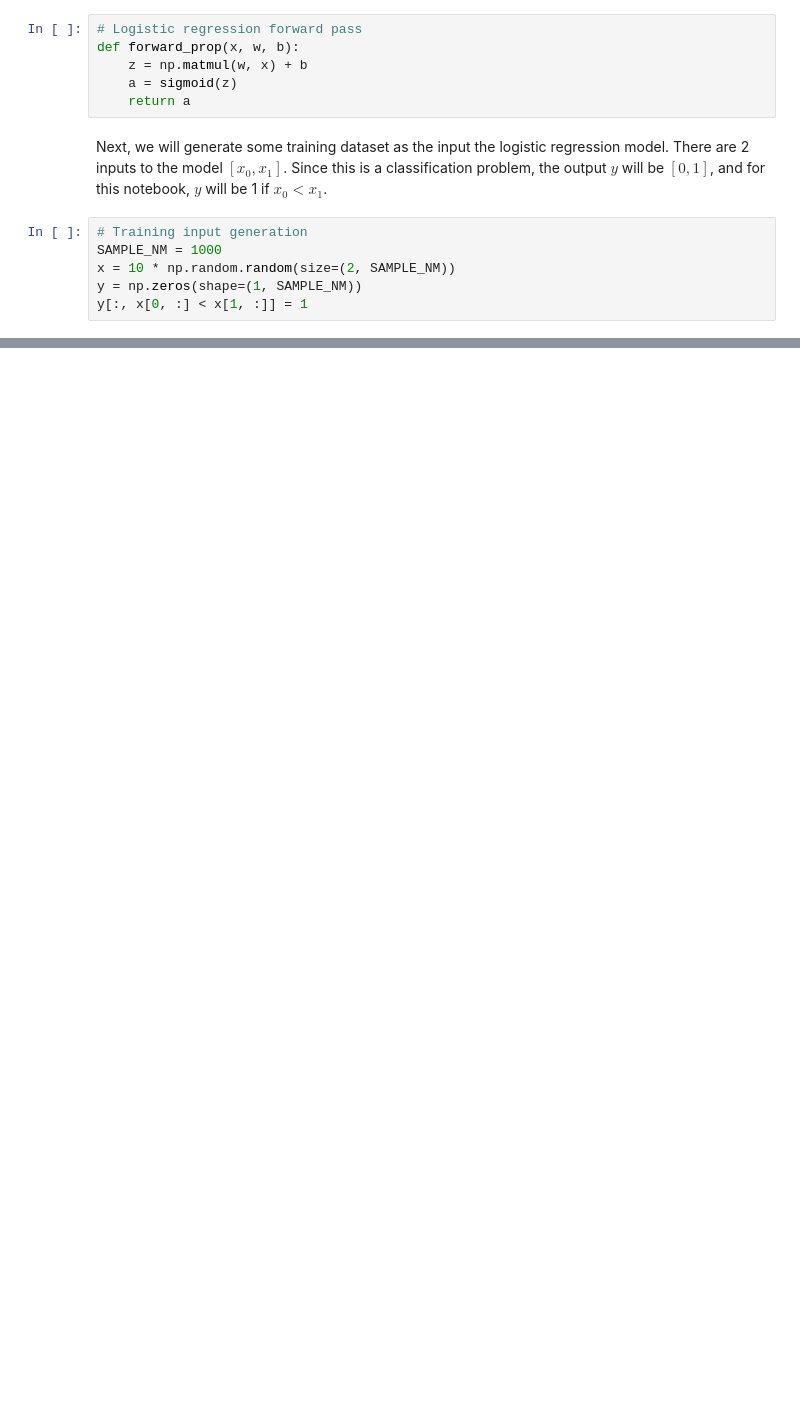
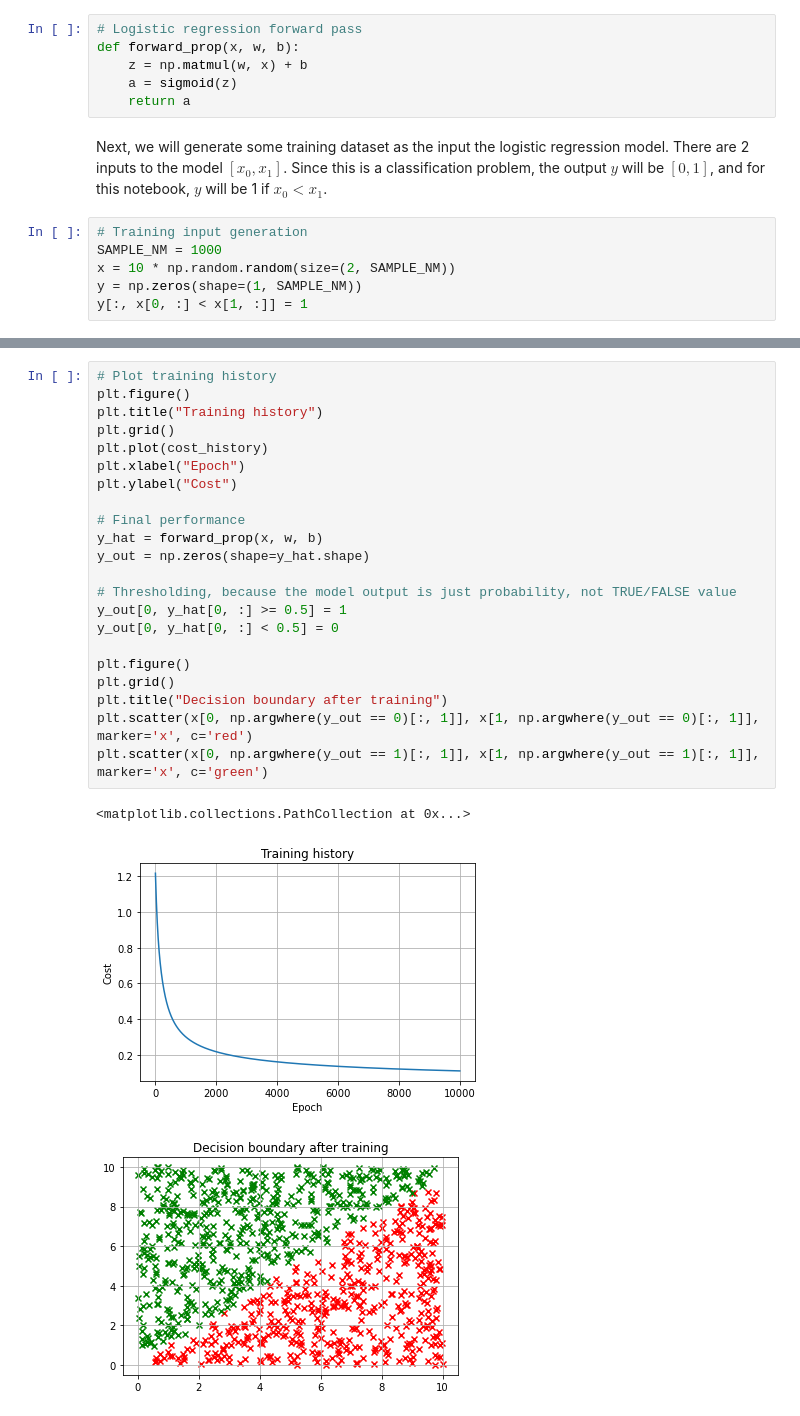
Before and after one commit to ajebulon/machine-learning-study, a Jupyter notebook: Logistic Regression.ipynb, the cells around one changed output, grey strips where cells are left out. Cells and saved outputs as stored; diff of their text form; blank space fills up the shorter version.

Commit message:
Finalize logistic regression cells

```diff
--- a/Logistic Regression.ipynb
+++ b/Logistic Regression.ipynb
@@ -130,0 +250,26 @@ Final cost: 0.129373
+# %%
+# Plot training history
+plt.figure()
+plt.title("Training history")
+plt.grid()
+plt.plot(cost_history)
+plt.xlabel("Epoch")
+plt.ylabel("Cost")
+
+# Final performance
+y_hat = forward_prop(x, w, b)
+y_out = np.zeros(shape=y_hat.shape)
+
+# Thresholding, because the model output is just probability, not TRUE/FALSE value
+y_out[0, y_hat[0, :] >= 0.5] = 1
+y_out[0, y_hat[0, :] < 0.5] = 0
+
+plt.figure()
+plt.grid()
+plt.title("Decision boundary after training")
+plt.scatter(x[0, np.argwhere(y_out == 0)[:, 1]], x[1, np.argwhere(y_out == 0)[:, 1]], marker='x', c='red')
+plt.scatter(x[0, np.argwhere(y_out == 1)[:, 1]], x[1, np.argwhere(y_out == 1)[:, 1]], marker='x', c='green')
+# %% [output]
+<matplotlib.collections.PathCollection at 0x...>
+[figure, added]
+[figure, added]
```
Also changed, not shown: parts of 11 cells of this notebook, 2 other files.
